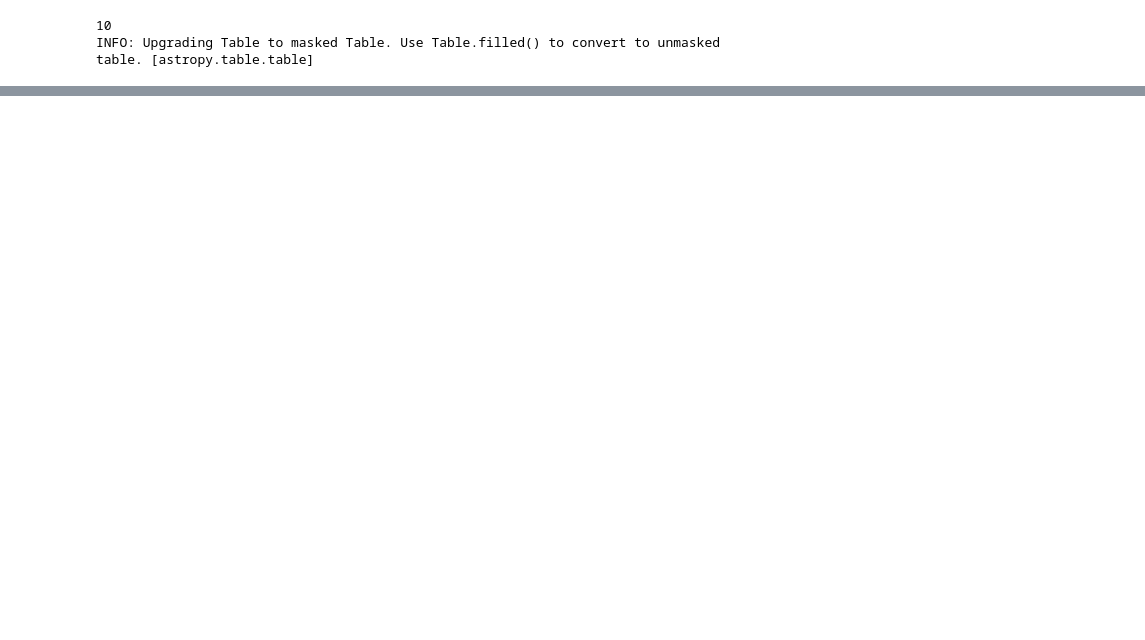
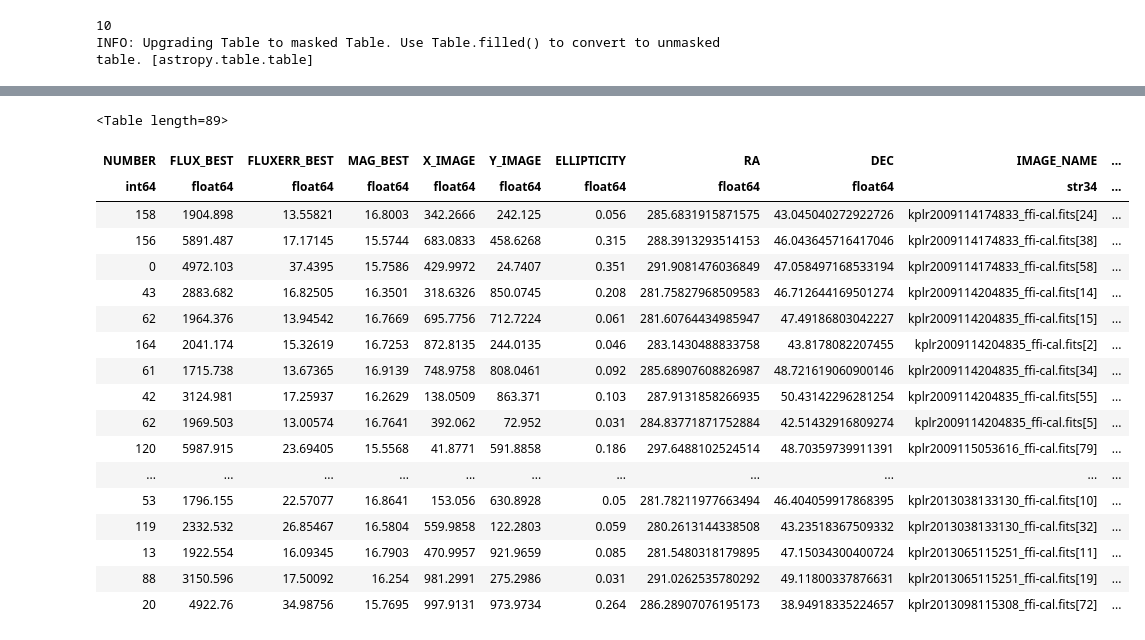
Before and after one commit to mj1e16lsst/keplerPhotometry, a Jupyter notebook: bigTable-slim.ipynb, the cells around one changed output, grey strips where cells are left out. Drawn from its saved outputs; the diff is of its cells as text; code cells hidden in the pictures; blank space fills up the shorter version.

Commit message:
modified:   bigTable-slim.ipynb 	modified:   bigTable.ipynb

```diff
--- a/bigTable-slim.ipynb
+++ b/bigTable-slim.ipynb
@@ -418,3 +435,5 @@ LAMOST
+# %%
+otherGaiaTab = ascii.read('/home/mj1e16/outTablesImproved/matchSNabove10.csv')
 # %%
 indexes = range(len(otherGaiaTab))
 otherGaiaTab['OBJECT INDEX'] = indexes
@@ -477,3 +546,25 @@ newBigTab
 | 86 | kplr2013065115251_ffi-cal.fits[11] | - | 470.9957 | 921.9659 | 281.548031818 | 47.150343004 | 16.7903 | -3.2364901556226306 | 1 | -- | ... |
 | 87 | kplr2013065115251_ffi-cal.fits[19] | - | 981.2991 | 275.2986 | 291.026253578 | 49.1180033788 | 16.254 | -3.7361359537663135 | 1 | -- | ... |
 | 88 | kplr2013098115308_ffi-cal.fits[72] | - | 997.9131 | 973.9734 | 286.289070762 | 38.9491833522 | 15.7695 | -5.771274422159553 | 1 | -- | ... |
+# %%
+otherGaiaTab
+# %% [output]
+<Table length=89>
+| NUMBER | FLUX_BEST | FLUXERR_BEST | MAG_BEST | X_IMAGE | Y_IMAGE | ELLIPTICITY | RA | DEC | IMAGE_NAME | ... |
+| int64 | float64 | float64 | float64 | float64 | float64 | float64 | float64 | float64 | str34 | ... |
+| 158 | 1904.898 | 13.55821 | 16.8003 | 342.2666 | 242.125 | 0.056 | 285.6831915871575 | 43.045040272922726 | kplr2009114174833_ffi-cal.fits[24] | ... |
+| 156 | 5891.487 | 17.17145 | 15.5744 | 683.0833 | 458.6268 | 0.315 | 288.3913293514153 | 46.043645716417046 | kplr2009114174833_ffi-cal.fits[38] | ... |
+| 0 | 4972.103 | 37.4395 | 15.7586 | 429.9972 | 24.7407 | 0.351 | 291.9081476036849 | 47.058497168533194 | kplr2009114174833_ffi-cal.fits[58] | ... |
+| 43 | 2883.682 | 16.82505 | 16.3501 | 318.6326 | 850.0745 | 0.208 | 281.75827968509583 | 46.712644169501274 | kplr2009114204835_ffi-cal.fits[14] | ... |
+| 62 | 1964.376 | 13.94542 | 16.7669 | 695.7756 | 712.7224 | 0.061 | 281.60764434985947 | 47.49186803042227 | kplr2009114204835_ffi-cal.fits[15] | ... |
+| 164 | 2041.174 | 15.32619 | 16.7253 | 872.8135 | 244.0135 | 0.046 | 283.1430488833758 | 43.8178082207455 | kplr2009114204835_ffi-cal.fits[2] | ... |
+| 61 | 1715.738 | 13.67365 | 16.9139 | 748.9758 | 808.0461 | 0.092 | 285.68907608826987 | 48.721619060900146 | kplr2009114204835_ffi-cal.fits[34] | ... |
+| 42 | 3124.981 | 17.25937 | 16.2629 | 138.0509 | 863.371 | 0.103 | 287.9131858266935 | 50.43142296281254 | kplr2009114204835_ffi-cal.fits[55] | ... |
+| 62 | 1969.503 | 13.00574 | 16.7641 | 392.062 | 72.952 | 0.031 | 284.83771871752884 | 42.51432916809274 | kplr2009114204835_ffi-cal.fits[5] | ... |
+| 120 | 5987.915 | 23.69405 | 15.5568 | 41.8771 | 591.8858 | 0.186 | 297.6488102524514 | 48.70359739911391 | kplr2009115053616_ffi-cal.fits[79] | ... |
+| ... | ... | ... | ... | ... | ... | ... | ... | ... | ... | ... |
+| 53 | 1796.155 | 22.57077 | 16.8641 | 153.056 | 630.8928 | 0.05 | 281.78211977663494 | 46.404059917868395 | kplr2013038133130_ffi-cal.fits[10] | ... |
+| 119 | 2332.532 | 26.85467 | 16.5804 | 559.9858 | 122.2803 | 0.059 | 280.2613144338508 | 43.23518367509332 | kplr2013038133130_ffi-cal.fits[32] | ... |
+| 13 | 1922.554 | 16.09345 | 16.7903 | 470.9957 | 921.9659 | 0.085 | 281.5480318179895 | 47.15034300400724 | kplr2013065115251_ffi-cal.fits[11] | ... |
+| 88 | 3150.596 | 17.50092 | 16.254 | 981.2991 | 275.2986 | 0.031 | 291.0262535780292 | 49.11800337876631 | kplr2013065115251_ffi-cal.fits[19] | ... |
+| 20 | 4922.76 | 34.98756 | 15.7695 | 997.9131 | 973.9734 | 0.264 | 286.28907076195173 | 38.94918335224657 | kplr2013098115308_ffi-cal.fits[72] | ... |
```
Also changed, not shown: parts of 28 cells of this notebook, 1 other file.
